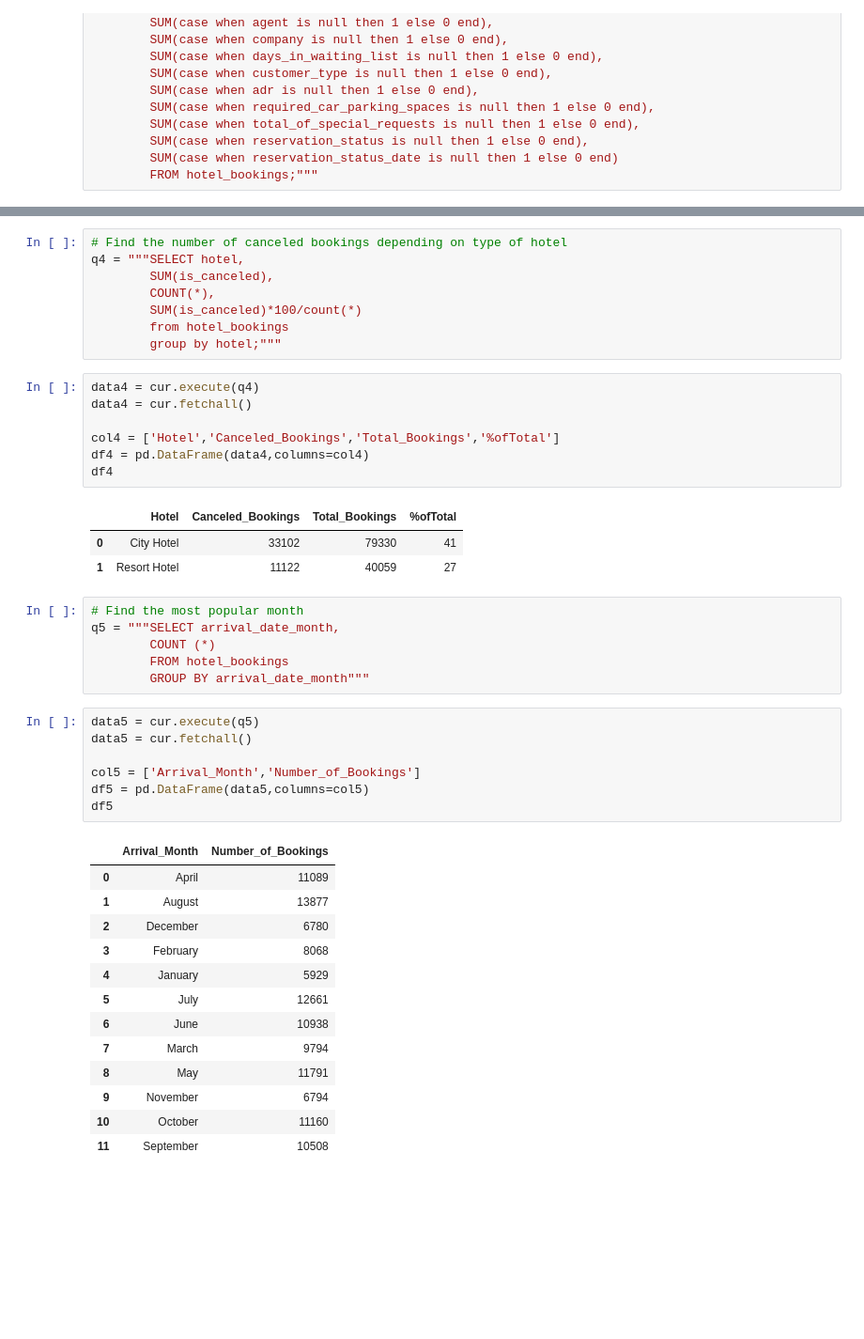
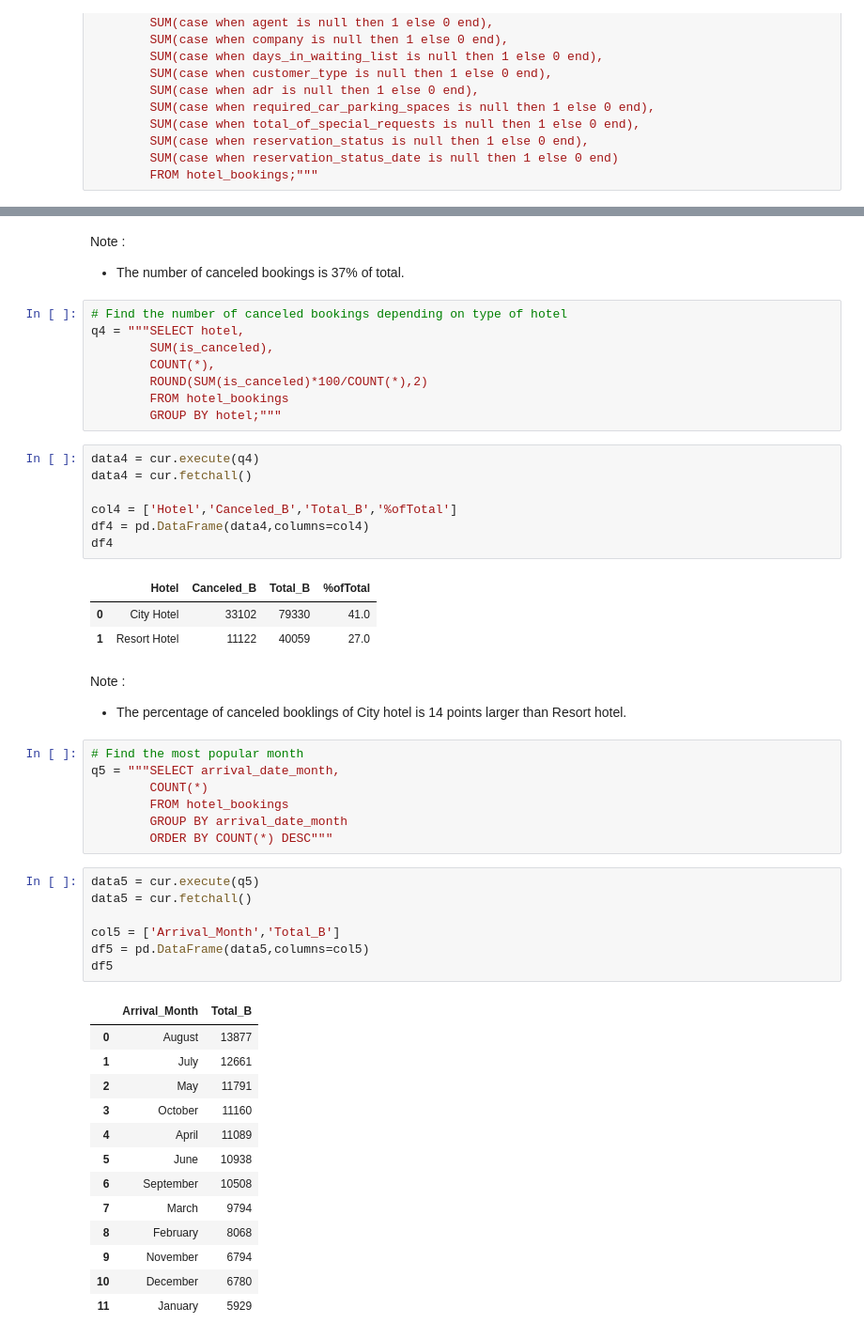
Before and after one commit to pimgcn/hotel-retrieving, a Jupyter notebook: hotel_bookings.ipynb, the cells around one changed output, grey strips where cells are left out. Shown at 94% size. Cells and saved outputs as stored; diff of their text form; blank space fills up the shorter version.

```diff
--- a/hotel_bookings.ipynb
+++ b/hotel_bookings.ipynb
@@ -123,46 +121,53 @@ df3
+# %% [markdown]
+Note :
+- The number of canceled bookings is 37% of total.
 # %%
 # Find the number of canceled bookings depending on type of hotel
 q4 = """SELECT hotel,
         SUM(is_canceled),
         COUNT(*),
-        SUM(is_canceled)*100/count(*)
-        from hotel_bookings
-        group by hotel;"""
+        ROUND(SUM(is_canceled)*100/COUNT(*),2)
+        FROM hotel_bookings
+        GROUP BY hotel;"""
 # %%
 data4 = cur.execute(q4)
 data4 = cur.fetchall()
 
-col4 = ['Hotel','Canceled_Bookings','Total_Bookings','%ofTotal']
+col4 = ['Hotel','Canceled_B','Total_B','%ofTotal']
 df4 = pd.DataFrame(data4,columns=col4)
 df4
 # %% [output]
-|  | Hotel | Canceled_Bookings | Total_Bookings | %ofTotal |
-| 0 | City Hotel | 33102 | 79330 | 41 |
-| 1 | Resort Hotel | 11122 | 40059 | 27 |
+|  | Hotel | Canceled_B | Total_B | %ofTotal |
+| 0 | City Hotel | 33102 | 79330 | 41.0 |
+| 1 | Resort Hotel | 11122 | 40059 | 27.0 |
+# %% [markdown]
+Note :
+- The percentage of canceled booklings of City hotel is 14 points larger than Resort hotel.
 # %%
 # Find the most popular month
 q5 = """SELECT arrival_date_month,
-        COUNT (*)
+        COUNT(*)
         FROM hotel_bookings
-        GROUP BY arrival_date_month"""
+        GROUP BY arrival_date_month
+        ORDER BY COUNT(*) DESC"""
 # %%
 data5 = cur.execute(q5)
 data5 = cur.fetchall()
 
-col5 = ['Arrival_Month','Number_of_Bookings']
+col5 = ['Arrival_Month','Total_B']
 df5 = pd.DataFrame(data5,columns=col5)
 df5
 # %% [output]
-|  | Arrival_Month | Number_of_Bookings |
-| 0 | April | 11089 |
-| 1 | August | 13877 |
-| 2 | December | 6780 |
-| 3 | February | 8068 |
-| 4 | January | 5929 |
-| 5 | July | 12661 |
-| 6 | June | 10938 |
+|  | Arrival_Month | Total_B |
+| 0 | August | 13877 |
+| 1 | July | 12661 |
+| 2 | May | 11791 |
+| 3 | October | 11160 |
+| 4 | April | 11089 |
+| 5 | June | 10938 |
+| 6 | September | 10508 |
 | 7 | March | 9794 |
-| 8 | May | 11791 |
+| 8 | February | 8068 |
 | 9 | November | 6794 |
-| 10 | October | 11160 |
-| 11 | September | 10508 |
+| 10 | December | 6780 |
+| 11 | January | 5929 |
```
Also changed, not shown: parts of 56 cells of this notebook.
